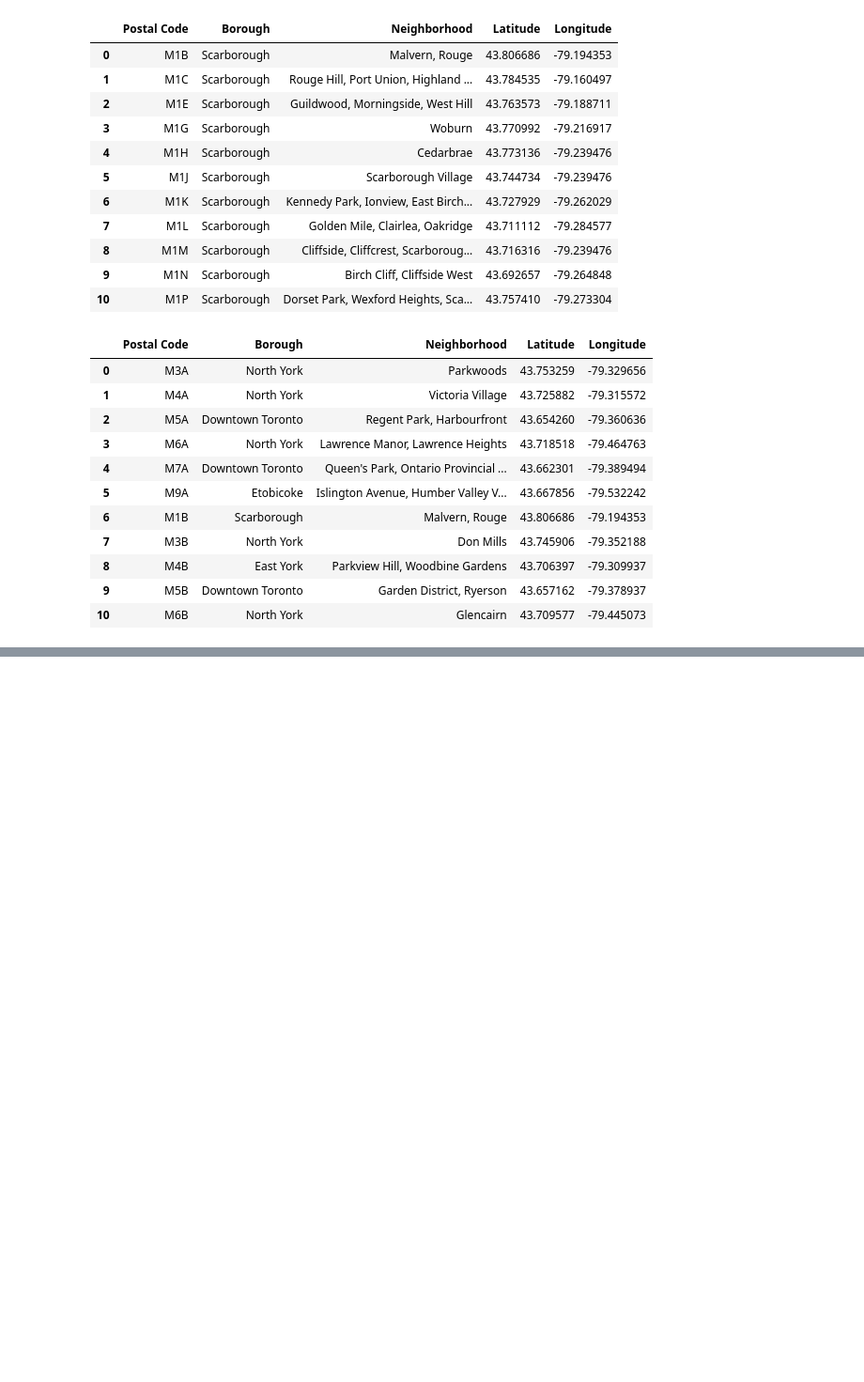
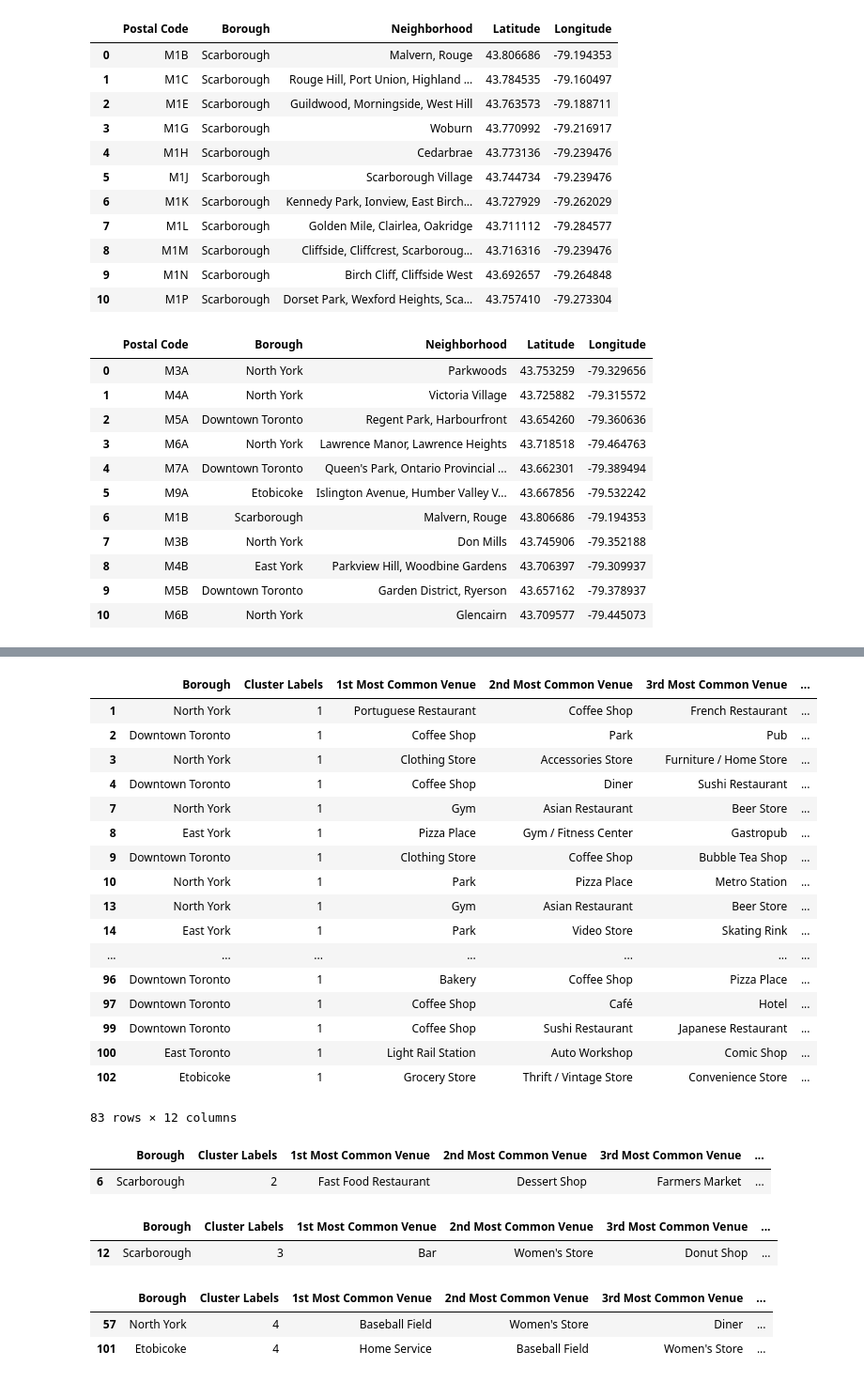
Before and after one commit to vinciyauu/Coursera_Capstone, a Jupyter notebook: Peer Graded Assignment -Segmenting and Clustering2.ipynb, the cells around one changed output, grey strips where cells are left out. Shown: that part at 94% size. Cells and saved outputs as stored; diff of their text form; code cells hidden in the pictures; blank space fills up the shorter version.

```diff
--- a/Peer Graded Assignment -Segmenting and Clustering2.ipynb
+++ b/Peer Graded Assignment -Segmenting and Clustering2.ipynb
@@ -125,0 +533,10 @@ toronto_zip2.head(11)
+# %%
+# add clustering labels
+neighborhoods_venues_sorted.insert(0,'Cluster lb', kmeans.labels_)
+
+toronto_merged = toronto_zip2
+
+# merge toronto_grouped with toronto_data to add latitude/longitude for each neighborhood
+toronto_merged = toronto_merged.join(neighborhoods_venues_sorted.set_index('Neighborhood'), on='Neighborhood')
+
+toronto_merged.head()
@@ -125,0 +550,3 @@ toronto_zip2.head(11)
+# %%
+toronto_merged.drop(columns=['Cluster lb','Cluster lbl','Cluster L'], inplace=True)
+toronto_merged.head()
@@ -125,0 +560,4 @@ toronto_zip2.head(11)
+# %%
+#drop Nan Values
+toronto_merged.dropna(axis=0,inplace=True)
+toronto_merged['Cluster Labels']
@@ -125,0 +582,2 @@ toronto_zip2.head(11)
+# %%
+toronto_merged['Cluster Labels']=toronto_merged['Cluster Labels'].astype(int)
@@ -125,0 +626,37 @@ toronto_zip2.head(11)
+# %%
+toronto_merged.loc[toronto_merged['Cluster Labels'] == 1, toronto_merged.columns[[1] + list(range(5, toronto_merged.shape[1]))]]
+# %% [output]
+|  | Borough | Cluster Labels | 1st Most Common Venue | 2nd Most Common Venue | 3rd Most Common Venue | ... |
+| 1 | North York | 1 | Portuguese Restaurant | Coffee Shop | French Restaurant | ... |
+| 2 | Downtown Toronto | 1 | Coffee Shop | Park | Pub | ... |
+| 3 | North York | 1 | Clothing Store | Accessories Store | Furniture / Home Store | ... |
+| 4 | Downtown Toronto | 1 | Coffee Shop | Diner | Sushi Restaurant | ... |
+| 7 | North York | 1 | Gym | Asian Restaurant | Beer Store | ... |
+| 8 | East York | 1 | Pizza Place | Gym / Fitness Center | Gastropub | ... |
+| 9 | Downtown Toronto | 1 | Clothing Store | Coffee Shop | Bubble Tea Shop | ... |
+| 10 | North York | 1 | Park | Pizza Place | Metro Station | ... |
+| 13 | North York | 1 | Gym | Asian Restaurant | Beer Store | ... |
+| 14 | East York | 1 | Park | Video Store | Skating Rink | ... |
+| ... | ... | ... | ... | ... | ... | ... |
+| 96 | Downtown Toronto | 1 | Bakery | Coffee Shop | Pizza Place | ... |
+| 97 | Downtown Toronto | 1 | Coffee Shop | Café | Hotel | ... |
+| 99 | Downtown Toronto | 1 | Coffee Shop | Sushi Restaurant | Japanese Restaurant | ... |
+| 100 | East Toronto | 1 | Light Rail Station | Auto Workshop | Comic Shop | ... |
+| 102 | Etobicoke | 1 | Grocery Store | Thrift / Vintage Store | Convenience Store | ... |
+83 rows × 12 columns
+# %%
+toronto_merged.loc[toronto_merged['Cluster Labels'] == 2, toronto_merged.columns[[1] + list(range(5, toronto_merged.shape[1]))]]
+# %% [output]
+|  | Borough | Cluster Labels | 1st Most Common Venue | 2nd Most Common Venue | 3rd Most Common Venue | ... |
+| 6 | Scarborough | 2 | Fast Food Restaurant | Dessert Shop | Farmers Market | ... |
+# %%
+toronto_merged.loc[toronto_merged['Cluster Labels'] == 3, toronto_merged.columns[[1] + list(range(5, toronto_merged.shape[1]))]]
+# %% [output]
+|  | Borough | Cluster Labels | 1st Most Common Venue | 2nd Most Common Venue | 3rd Most Common Venue | ... |
+| 12 | Scarborough | 3 | Bar | Women's Store | Donut Shop | ... |
+# %%
+toronto_merged.loc[toronto_merged['Cluster Labels'] == 4, toronto_merged.columns[[1] + list(range(5, toronto_merged.shape[1]))]]
+# %% [output]
+|  | Borough | Cluster Labels | 1st Most Common Venue | 2nd Most Common Venue | 3rd Most Common Venue | ... |
+| 57 | North York | 4 | Baseball Field | Women's Store | Diner | ... |
+| 101 | Etobicoke | 4 | Home Service | Baseball Field | Women's Store | ... |
```
Also changed, not shown: parts of 34 cells of this notebook.
